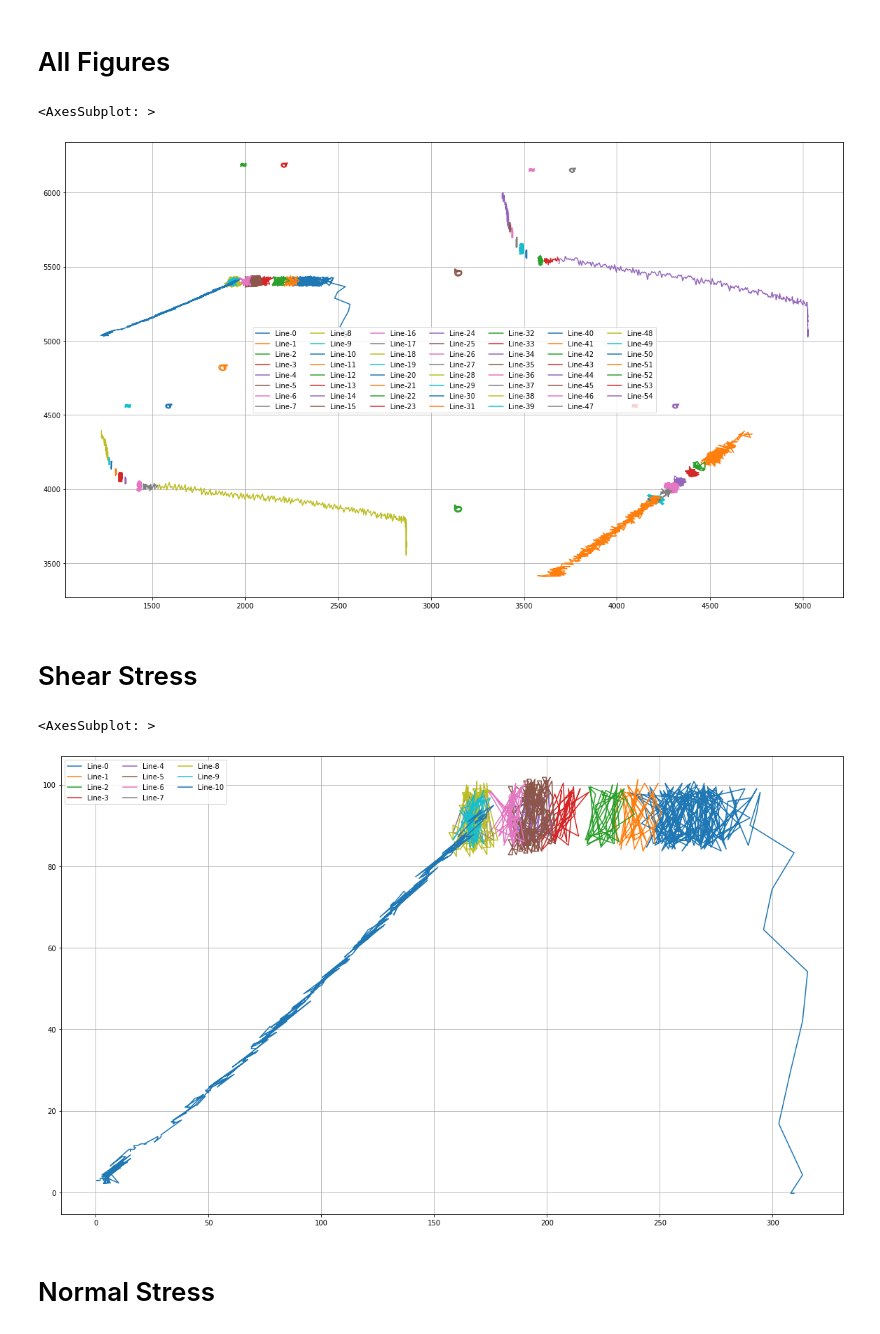
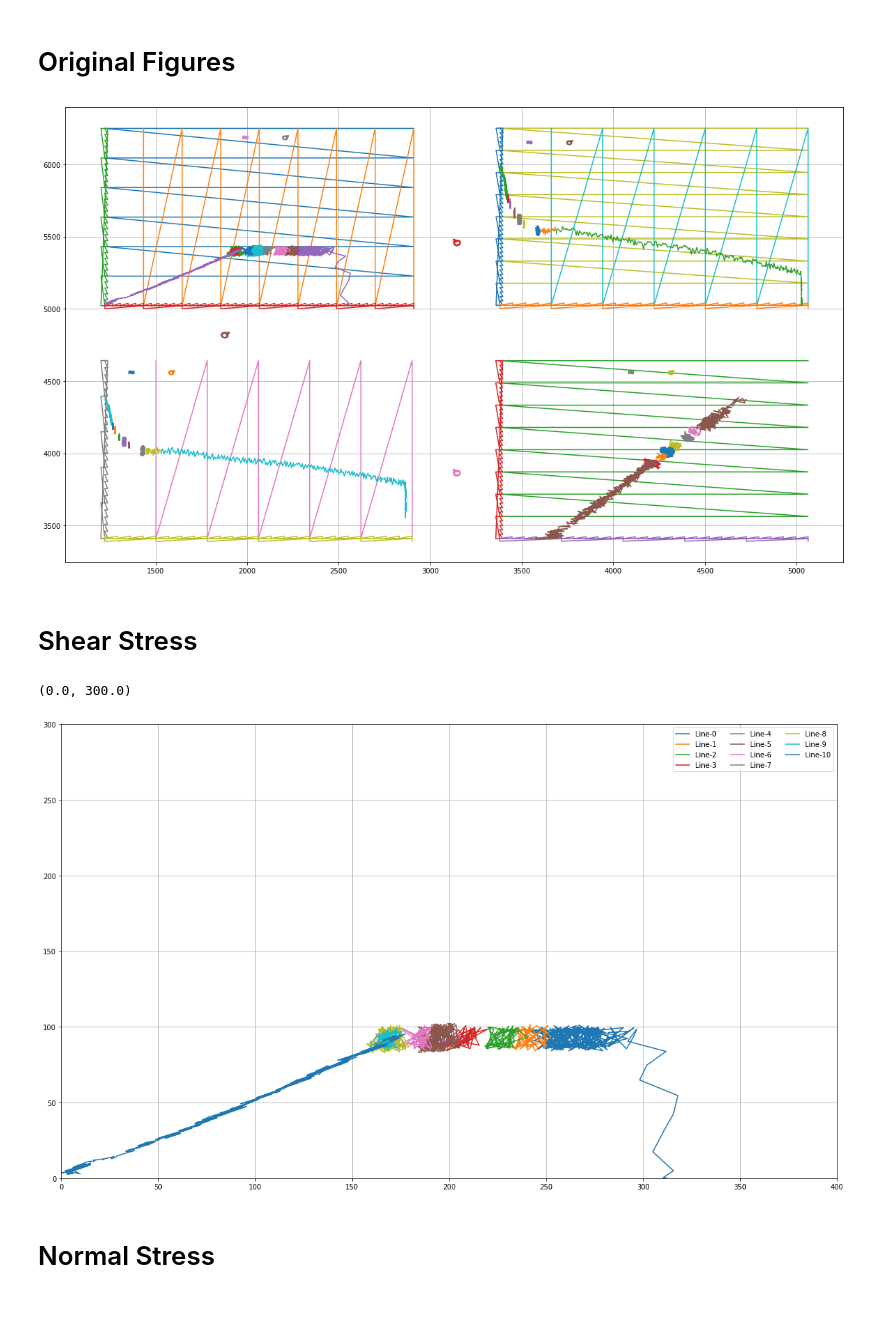
Before and after one commit to haiiliin/svgdatagrabber, a Jupyter notebook: examples/praai2013.ipynb, the cells around one changed output. Cells and saved outputs as stored; diff of their text form; code cells hidden in the pictures.

```diff
--- a/examples/praai2013.ipynb
+++ b/examples/praai2013.ipynb
@@ -1,20 +1,22 @@
 # %% [markdown]
-# All Figures
+# Original Figures
 # %%
 from svgdatagrabber import SvgPathParser
 
 
 parser = SvgPathParser(
     "praai2013.svg",
     min_segments=6,
+    drop_horizontal_lines=False,
+    drop_vertical_lines=False,
     tolerance=1,
 )
 
 paths = parser.parse()
-paths.plot(fig_kwargs=dict(figsize=(20, 12)))
+ax = paths.plot(fig_kwargs=dict(figsize=(20, 12)))
+ax.get_legend().remove()
 # %% [output]
-<AxesSubplot: >
-[figure, old version]
+[figure, new version]
 # %% [markdown]
 # Shear Stress
 # %%
@@ -27,15 +29,17 @@ parser = SvgPathParser(
     min_segments=6,
     tolerance=1,
 )
+parser.csys.setup_xaxis(start=(1223.5, 5022.2), end=(2910.2, 5022.2), xstart=0.0, xend=400.0, y=0.0)
+parser.csys.setup_yaxis(start=(1223.5, 5022.2), end=(1223.5, 6249.3), ystart=0.0, yend=300.0, x=0.0)
 
-translate = (-1221.49, -5024.66)
-scale = (0.235, 0.245)
-paths = parser.parse(translate=translate, scale=scale)
-paths.to_csv("results/tau-sign.csv", x="sign", y="tau")
-paths.plot(fig_kwargs=dict(figsize=(20, 12)))
+paths = parser.parse()
+paths.to_csv("results/sign-tau.csv", x="sign", y="tau")
+ax = paths.plot(fig_kwargs=dict(figsize=(20, 12)))
+ax.set_xlim(0, 400)
+ax.set_ylim(0, 300)
 # %% [output]
-<AxesSubplot: >
+(0.0, 300.0)
-[figure, old version]
+[figure, new version]
 # %% [markdown]
 # Normal Stress
 # %%
```
Also changed, not shown: parts of 3 cells of this notebook, 5 other files.
